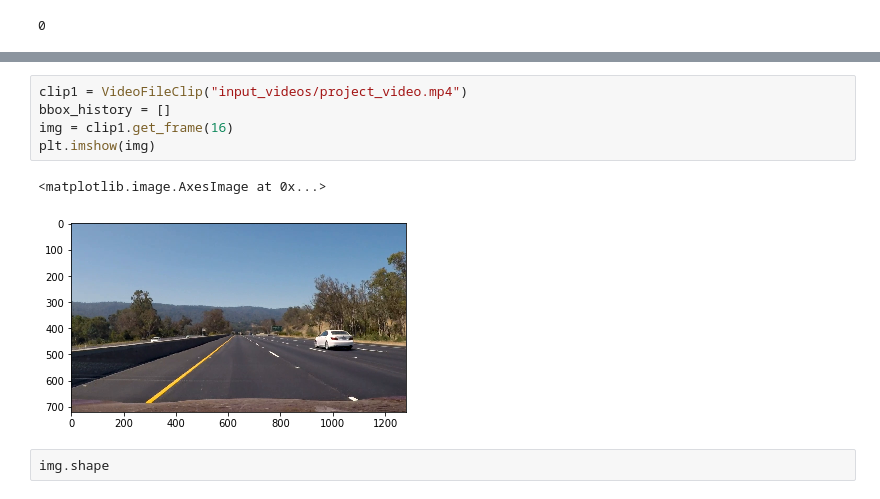
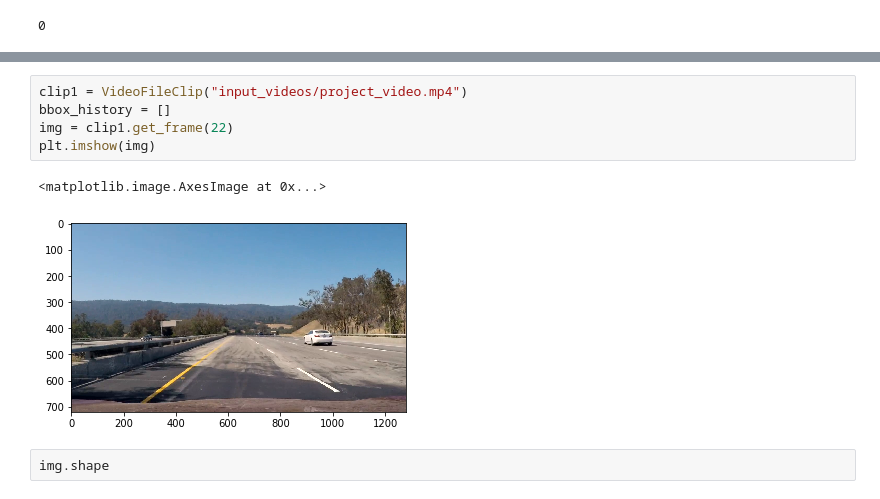
Before and after one commit to krishnakumarselvam/SDCND1-vehicle-detection, a Jupyter notebook: part_2_video_processing.ipynb, the cells around one changed output, grey strips where cells are left out. Saved outputs shown, nothing was run; the diff lists cells and outputs as text.

```diff
--- a/part_2_video_processing.ipynb
+++ b/part_2_video_processing.ipynb
@@ -170,11 +175,11 @@ def process_frame_fast(image, single_image=False, single_image_return_type=None)
 # %%
 clip1 = VideoFileClip("input_videos/project_video.mp4")
 bbox_history = []
-img = clip1.get_frame(16)
+img = clip1.get_frame(22)
 plt.imshow(img)
 # %% [output]
 <matplotlib.image.AxesImage at 0x...>
-[figure, old version]
+[figure, new version]
 # %%
 img.shape
 # %% [output]
```
Also changed, not shown: parts of 5 cells of this notebook, 2 other files.
